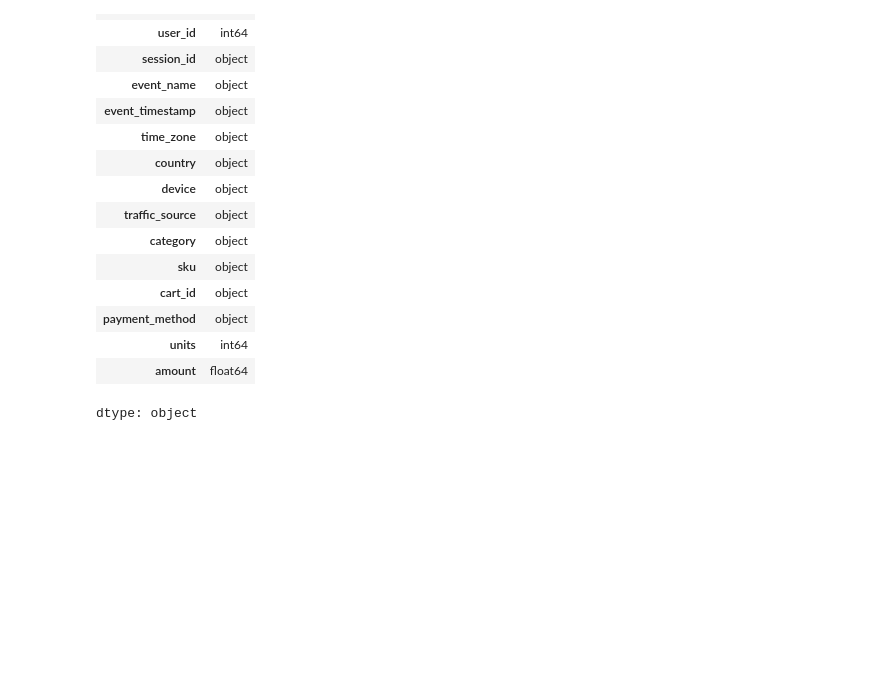
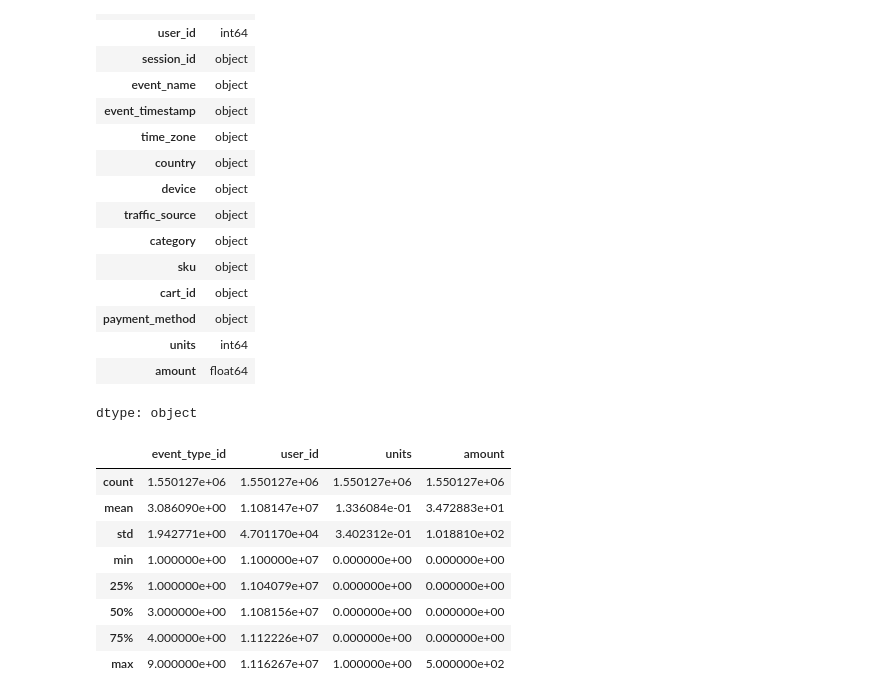
Before and after one commit to hector1994/TT-DA-95-GIT-EXPERIMENT, a Jupyter notebook: GITHUB_Mini_experiment.ipynb, the cells around one changed output. Saved outputs shown, nothing was run; the diff lists cells and outputs as text; code cells hidden in the pictures; blank space fills up the shorter version.

```diff
--- a/GITHUB_Mini_experiment.ipynb
+++ b/GITHUB_Mini_experiment.ipynb
@@ -46,3 +46,15 @@ df.dtypes
 | units | int64 |
 | amount | float64 |
 dtype: object
+# %%
+df.describe()
+# %% [output]
+|  | event_type_id | user_id | units | amount |
+| count | 1.550127e+06 | 1.550127e+06 | 1.550127e+06 | 1.550127e+06 |
+| mean | 3.086090e+00 | 1.108147e+07 | 1.336084e-01 | 3.472883e+01 |
+| std | 1.942771e+00 | 4.701170e+04 | 3.402312e-01 | 1.018810e+02 |
+| min | 1.000000e+00 | 1.100000e+07 | 0.000000e+00 | 0.000000e+00 |
+| 25% | 1.000000e+00 | 1.104079e+07 | 0.000000e+00 | 0.000000e+00 |
+| 50% | 3.000000e+00 | 1.108156e+07 | 0.000000e+00 | 0.000000e+00 |
+| 75% | 4.000000e+00 | 1.112226e+07 | 0.000000e+00 | 0.000000e+00 |
+| max | 9.000000e+00 | 1.116267e+07 | 1.000000e+00 | 5.000000e+02 |
```
Also changed, not shown: parts of 4 cells of this notebook.
